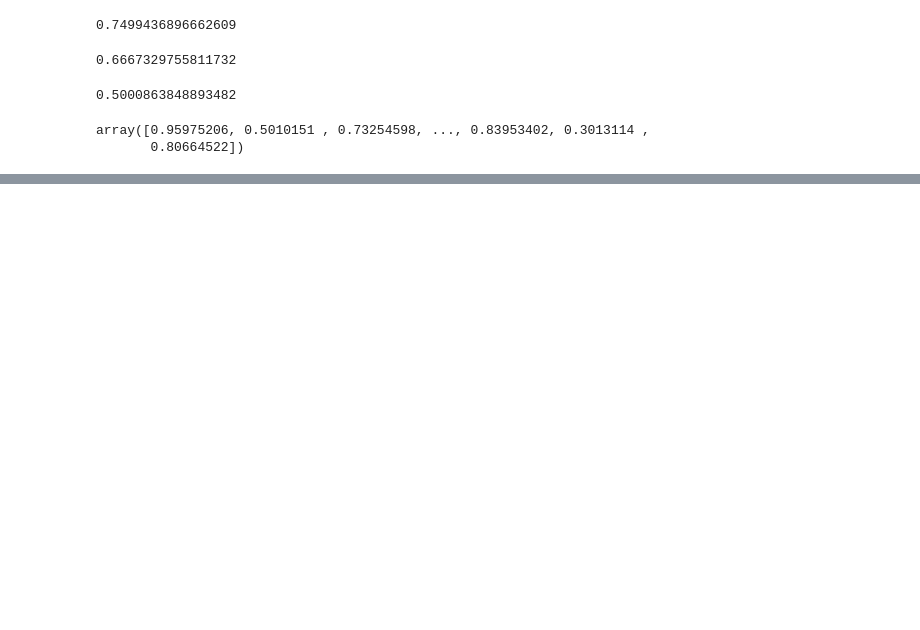
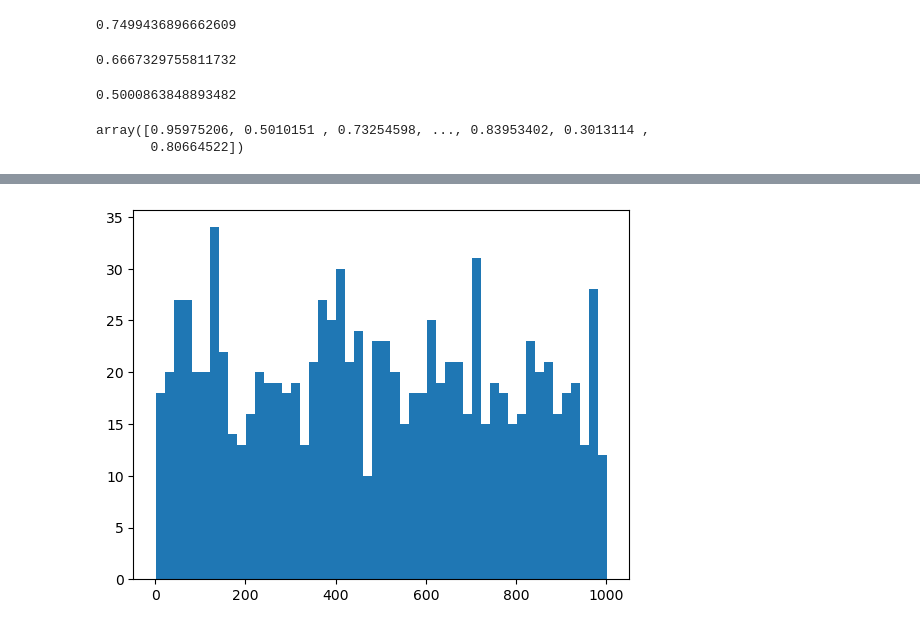
Before and after one commit to Stephen-Hodgson/All_of_Statistics, a Jupyter notebook: my_own_stats.ipynb, the cells around one changed output, grey strips where cells are left out. Cells and saved outputs as stored; diff of their text form; code cells hidden in the pictures; blank space fills up the shorter version.

```diff
--- a/my_own_stats.ipynb
+++ b/my_own_stats.ipynb
@@ -32,0 +71,16 @@ array([0.95975206, 0.5010151 , 0.73254598, ..., 0.83953402, 0.3013114 ,
+# %%
+results = []
+
+N=1000
+n=1000
+
+for _ in range(N):
+    balls = [0, 1]
+    for i in range (n):
+        balls.append(np.random.choice(balls))
+    results.append(np.sum(balls))
+# %%
+plt.hist(results, bins=50)
+plt.show()
+# %% [output]
+[figure, added]
```
Also changed, not shown: parts of 8 cells of this notebook, 4 other files.
